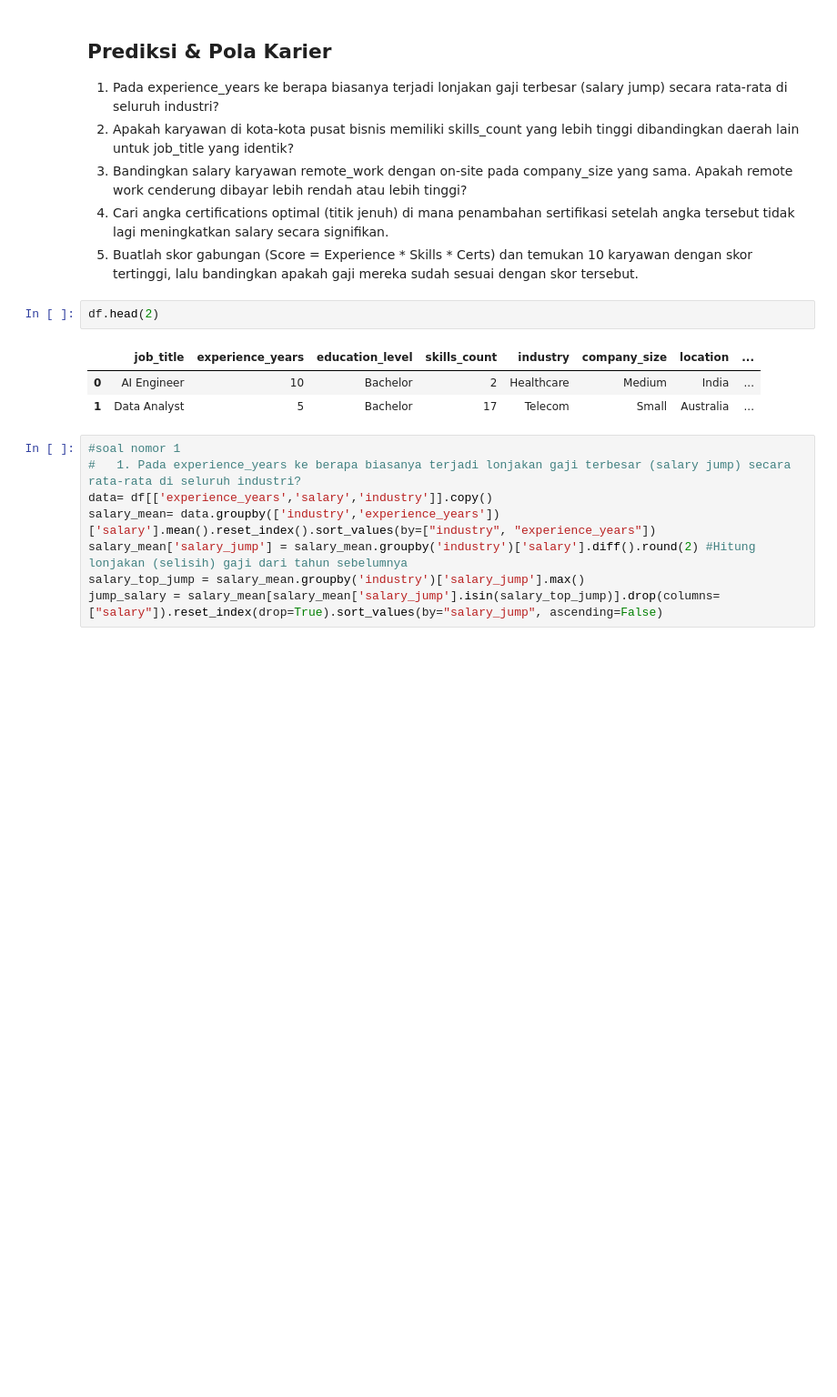
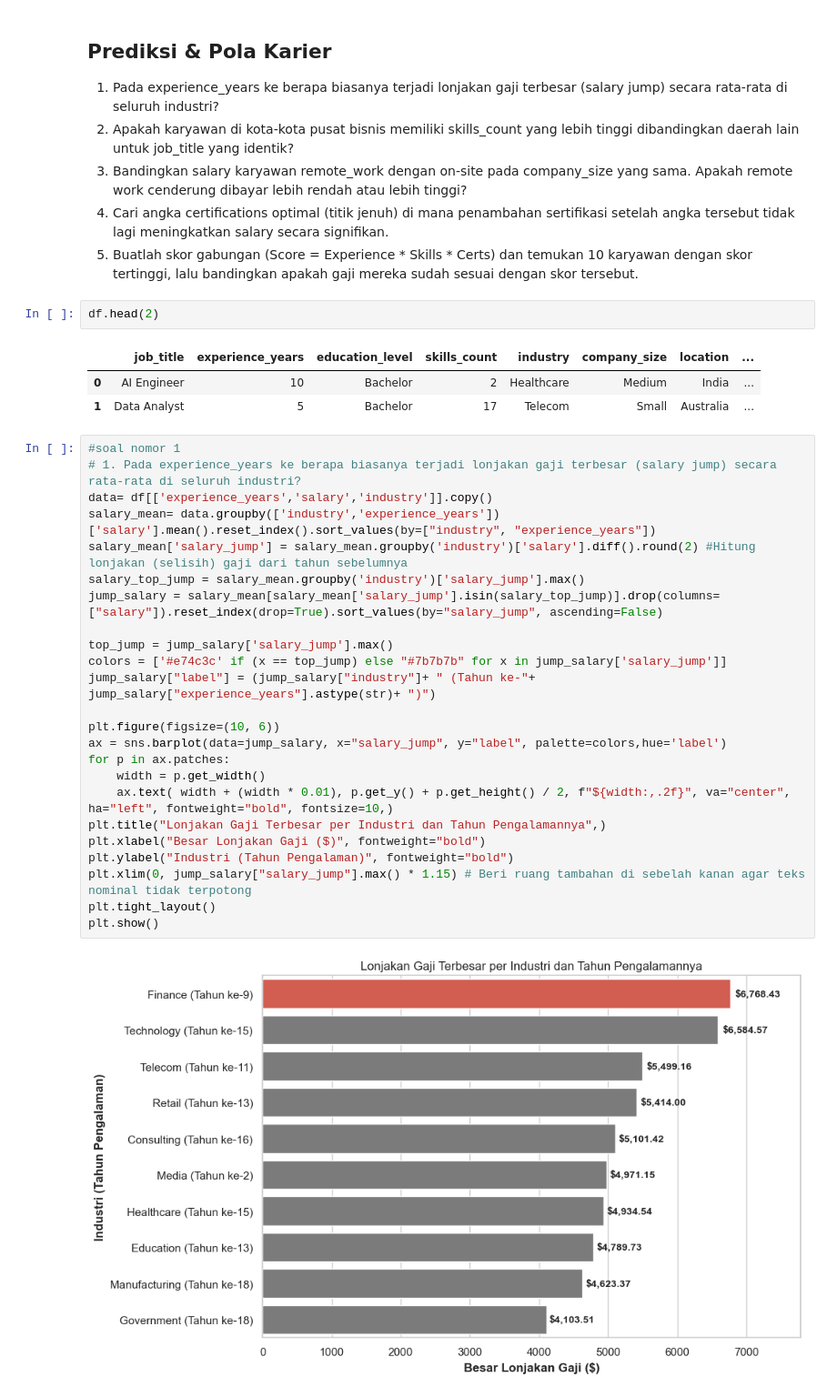
Before and after one commit to HafidzAfrieno/Project-Data-Analyst-Part-1, a Jupyter notebook: job_salary_analyst.ipynb, the cells around one changed output. Shown at 91% size. Drawn from its saved outputs; the diff is of its cells as text; blank space fills up the shorter version.

```diff
--- a/job_salary_analyst.ipynb
+++ b/job_salary_analyst.ipynb
@@ -514,10 +501,28 @@ df.head(2)
 | 1 | Data Analyst | 5 | Bachelor | 17 | Telecom | Small | Australia | ... |
 # %%
 #soal nomor 1
-#   1. Pada experience_years ke berapa biasanya terjadi lonjakan gaji terbesar (salary jump) secara rata-rata di seluruh industri?
+# 1. Pada experience_years ke berapa biasanya terjadi lonjakan gaji terbesar (salary jump) secara rata-rata di seluruh industri?
 data= df[['experience_years','salary','industry']].copy()
 salary_mean= data.groupby(['industry','experience_years'])['salary'].mean().reset_index().sort_values(by=["industry", "experience_years"])
 salary_mean['salary_jump'] = salary_mean.groupby('industry')['salary'].diff().round(2) #Hitung lonjakan (selisih) gaji dari tahun sebelumnya
 salary_top_jump = salary_mean.groupby('industry')['salary_jump'].max()
 jump_salary = salary_mean[salary_mean['salary_jump'].isin(salary_top_jump)].drop(columns=["salary"]).reset_index(drop=True).sort_values(by="salary_jump", ascending=False)
+
+top_jump = jump_salary['salary_jump'].max()
+colors = ['#e74c3c' if (x == top_jump) else "#7b7b7b" for x in jump_salary['salary_jump']]
+jump_salary["label"] = (jump_salary["industry"]+ " (Tahun ke-"+ jump_salary["experience_years"].astype(str)+ ")")
+
+plt.figure(figsize=(10, 6))
+ax = sns.barplot(data=jump_salary, x="salary_jump", y="label", palette=colors,hue='label')
+for p in ax.patches:
+    width = p.get_width()
+    ax.text( width + (width * 0.01), p.get_y() + p.get_height() / 2, f"${width:,.2f}", va="center", ha="left", fontweight="bold", fontsize=10,)
+plt.title("Lonjakan Gaji Terbesar per Industri dan Tahun Pengalamannya",)
+plt.xlabel("Besar Lonjakan Gaji ($)", fontweight="bold")
+plt.ylabel("Industri (Tahun Pengalaman)", fontweight="bold")
+plt.xlim(0, jump_salary["salary_jump"].max() * 1.15) # Beri ruang tambahan di sebelah kanan agar teks nominal tidak terpotong
+plt.tight_layout()
+plt.show()
+# %% [output]
+[figure, added]
 # %%
```
Also changed, not shown: parts of 4 cells of this notebook.
